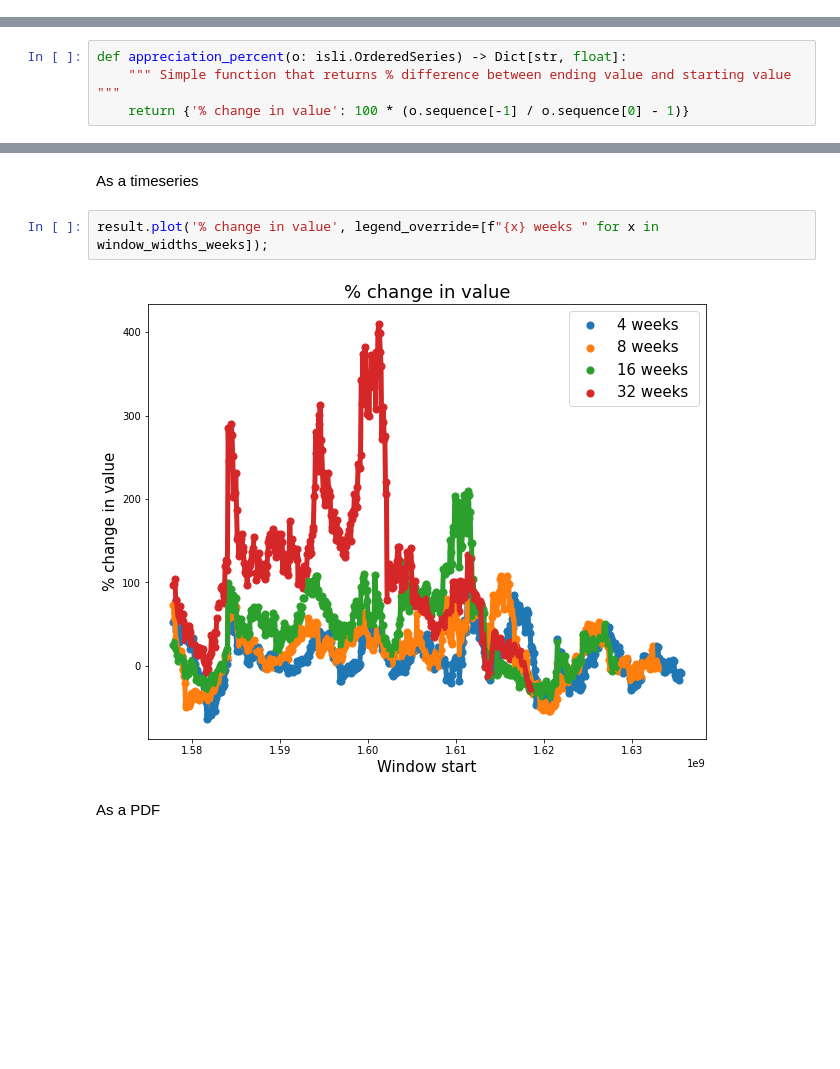
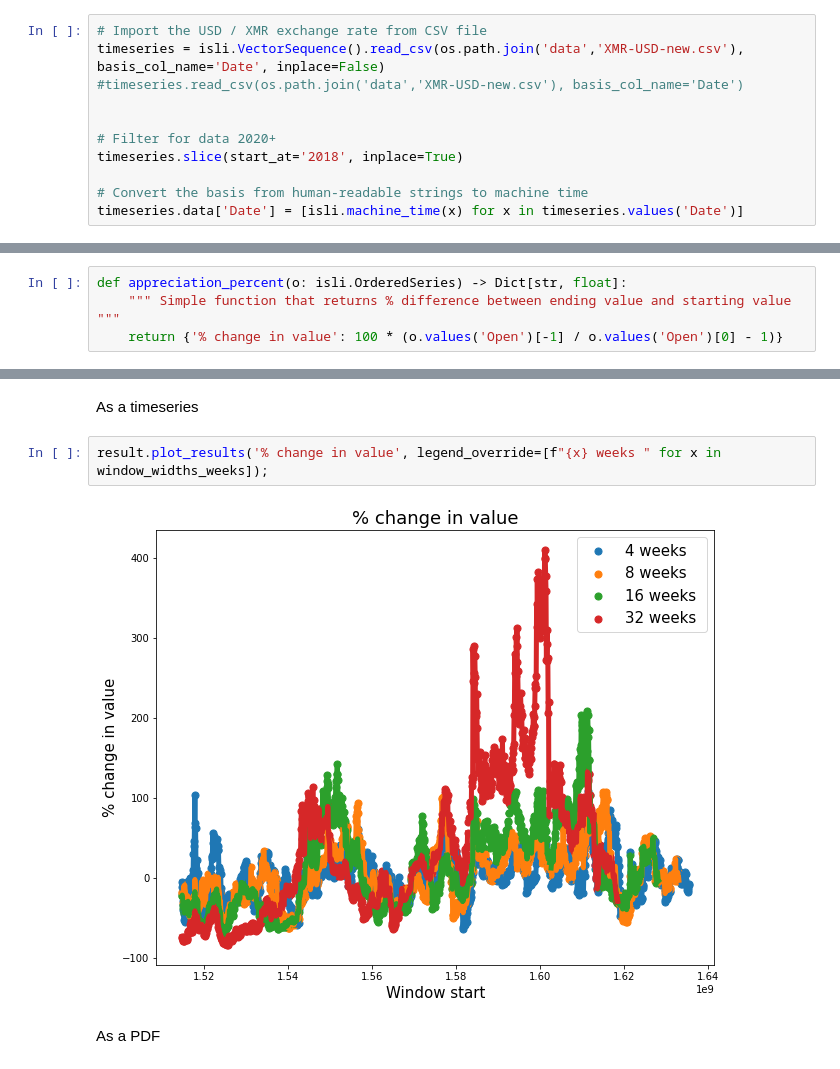
Before and after one commit to Mitchellpkt/volatility_analysis, a Jupyter notebook: updated_analysis.ipynb, the cells around one changed output, grey strips where cells are left out. Drawn from its saved outputs; the diff is of its cells as text; blank space fills up the shorter version.

```diff
--- a/updated_analysis.ipynb
+++ b/updated_analysis.ipynb
@@ -23,3 +13,14 @@ timeseries.basis = [isli.machine_time(x) for x in timeseries.basis]
+# %%
+# Import the USD / XMR exchange rate from CSV file
+timeseries = isli.VectorSequence().read_csv(os.path.join('data','XMR-USD-new.csv'), basis_col_name='Date', inplace=False)
+#timeseries.read_csv(os.path.join('data','XMR-USD-new.csv'), basis_col_name='Date')
+
+
+# Filter for data 2020+
+timeseries.slice(start_at='2018', inplace=True)
+
+# Convert the basis from human-readable strings to machine time
+timeseries.data['Date'] = [isli.machine_time(x) for x in timeseries.values('Date')]
 # %% [markdown]
 ### Examine the exchange rate data
 # %%
@@ -34,7 +35,7 @@ plt.title(f"timeframe: {[isli.human_time(timeseries.basis[x], formatter='%Y-%m-%
 # %%
 def appreciation_percent(o: isli.OrderedSeries) -> Dict[str, float]:
     """ Simple function that returns % difference between ending value and starting value """
-    return {'% change in value': 100 * (o.sequence[-1] / o.sequence[0] - 1)}
+    return {'% change in value': 100 * (o.values('Open')[-1] / o.values('Open')[0] - 1)}
 # %% [markdown]
 ### Apply function across series
 # %%
@@ -45,9 +46,9 @@ result: isli.SlidingWindowResults = timeseries.sliding_window(appreciation_perce
 # %% [markdown]
 As a timeseries
 # %%
-result.plot('% change in value', legend_override=[f"{x} weeks " for x in window_widths_weeks]);
+result.plot_results('% change in value', legend_override=[f"{x} weeks " for x in window_widths_weeks]);
 # %% [output]
-[figure, old version]
+[figure, new version]
 # %% [markdown]
 As a PDF
 # %%
```
Also changed, not shown: parts of 4 cells of this notebook, 1 other file.
